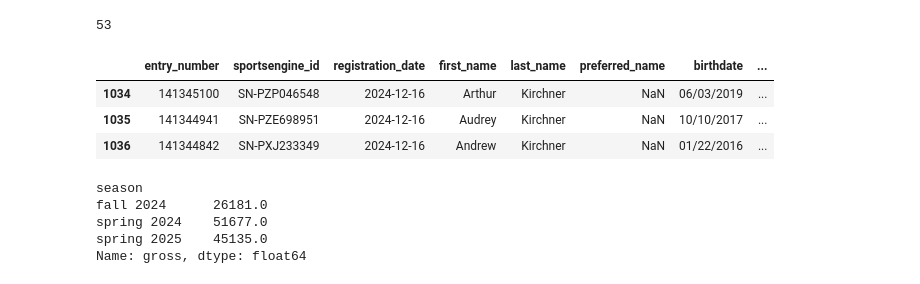
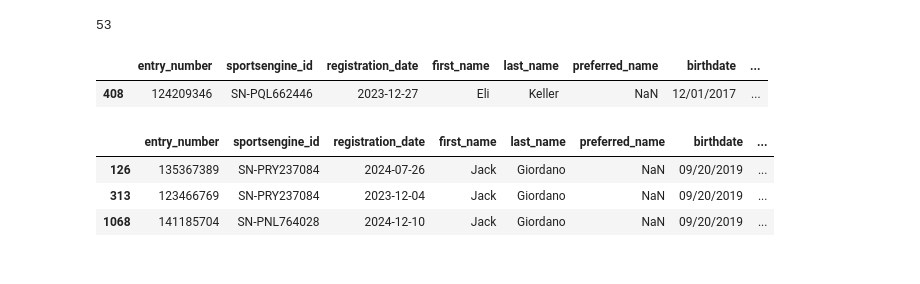
Before and after one commit to uzr6bq/peachtree, a Jupyter notebook: peachtree_db.ipynb, the cells around one changed output. Cells and saved outputs as stored; diff of their text form; code cells hidden in the pictures.

```diff
--- a/peachtree_db.ipynb
+++ b/peachtree_db.ipynb
@@ -107,3 +140,7 @@ conn.close()
 df_peachtree_dict = df_peachtree_hierarchy.set_index('sub_division')['league_id'].to_dict()
 
 df_peachtree_donation_dict = df_peachtree_donations.set_index('donation_sub_category')['donation_id'].to_dict()
+
+df_peachtree_gender_dict = df_peachtree_gender.set_index('gender')['gender_id'].to_dict()
+
+df_peachtree_all_girl_dict = df_peachtree_all_girl_cp.set_index('all_girl_coach_pitch_team')['all_girl_coach_pitch_id'].to_dict()
@@ -131,6 +172,10 @@ df_peachtree['registration_date'] = df_peachtree['registration_date'].dt.date
 
 # Assuming df_peachtree is your DataFrame
 df_peachtree['registration_date'] = pd.to_datetime(df_peachtree['registration_date'])
+
+# Assuming df_peachtree is your DataFrame
+df_peachtree = df_peachtree.map(lambda x: x.strip() if isinstance(x, str) else x)
+
 
 # Assuming 'df' is your DataFrame
 df_peachtree = df_peachtree.rename(columns={'division_(baseball_and_t-ball)': 'division'
@@ -140,6 +185,10 @@ df_peachtree = df_peachtree.rename(columns={'division_(baseball_and_t-ball)': 'd
 # Remove underscores from the 'filename' column
 df_peachtree['season'] = df_peachtree['season'].str.replace('_', ' ')
 
+# Applying title case to 'first_name' and 'last_name' columns
+df_peachtree['first_name'] = df_peachtree['first_name'].str.title()
+df_peachtree['last_name'] = df_peachtree['last_name'].str.title()
+
 # Replace null values in 'Division' where 'Sport' is 'Softball'
 df_peachtree.loc[(df_peachtree['sport'] == 'Softball') & (df_peachtree['division'].isnull()), 'division'] = df_peachtree['division_(softball)']
 
@@ -148,6 +197,18 @@ df_peachtree = df_peachtree.drop(columns=['division_(softball)', 'sport'])
 df_peachtree['division'] = df_peachtree['division'].map(df_peachtree_dict)
 
 df_peachtree['donate'] = df_peachtree['donate'].map(df_peachtree_donation_dict)
+
+df_peachtree['gender'] = df_peachtree['gender'].map(df_peachtree_gender_dict)
+
+# Custom mapping function to handle NaN values
+def map_values(val, mapping_dict):
+    if pd.isna(val):
+        return mapping_dict.get(None)
+    else:
+        return mapping_dict.get(val, val)
+
+# Applying the custom mapping function
+df_peachtree['all_girl_coach_pitch_team'] = df_peachtree['all_girl_coach_pitch_team'].apply(map_values, args=(df_peachtree_all_girl_dict,))
 
 # Define the columns and their target data types
 columns_to_convert = {
@@ -187,18 +248,22 @@ columns_to_divide = ['gross', 'net', 'service_fee', 'subtotal']
 
 # Divide the selected columns by the count
 df_peachtree[columns_to_divide] = df_peachtree[columns_to_divide].apply(lambda x: x / order_counts)
+
+# Renaming the column 'donate' to 'donate_id'
+df_peachtree.rename(columns={'donate': 'donation_id'
+                             ,'gender':'gender_id'
+                             , 'all_girl_coach_pitch_team': 'all_girl_coach_pitch_id'
+                             }, inplace=True)
 # %%
 # Calculate subtotal_true with additional checks
 df_peachtree['subtotal_true'] = df_peachtree.apply(lambda row:
-    row['subtotal'] - df_peachtree_donations[df_peachtree_donations['donation_id'] == row['donate']]['amount'].sum()
-    if row['donate'] != 0 else row['subtotal'], axis=1)
+    row['subtotal'] - df_peachtree_donations[df_peachtree_donations['donation_id'] == row['donation_id']]['amount'].sum()
+    if row['donation_id'] != 0 else row['subtotal'], axis=1)
 # %%
-df_peachtree[(df_peachtree['season']== 'spring 2025') & (df_peachtree['last_name']=="Kirchner")]
+df_peachtree[(df_peachtree['season']== 'spring 2024') & (df_peachtree['last_name']=="Keller")]
 # %% [output]
 |  | entry_number | sportsengine_id | registration_date | first_name | last_name | preferred_name | birthdate | ... |
-| 1034 | 141345100 | SN-PZP046548 | 2024-12-16 | Arthur | Kirchner | NaN | 06/03/2019 | ... |
-| 1035 | 141344941 | SN-PZE698951 | 2024-12-16 | Audrey | Kirchner | NaN | 10/10/2017 | ... |
-| 1036 | 141344842 | SN-PXJ233349 | 2024-12-16 | Andrew | Kirchner | NaN | 01/22/2016 | ... |
+| 408 | 124209346 | SN-PQL662446 | 2023-12-27 | Eli | Keller | NaN | 12/01/2017 | ... |
 # %%
 # def summarize_dataframe(df):
 #     """Summarize a dataframe, and report missing values."""
@@ -215,23 +280,22 @@ df_peachtree[(df_peachtree['season']== 'spring 2025') & (df_peachtree['last_name
 # %%
 # summarize_dataframe(df_peachtree)
 # %%
-# df_peachtree[df_peachtree['last_name']=='Giordano']
+df_peachtree[df_peachtree['last_name']=='Giordano']
 # df_peachtree[df_peachtree['registration_date'] == '2023-11-30']
 # df_peachtree['division'].value_counts()
 # df_peachtree[df_peachtree['division']==6]
 # df_peachtree.value_counts('gender')
+# %% [output]
+|  | entry_number | sportsengine_id | registration_date | first_name | last_name | preferred_name | birthdate | ... |
+| 126 | 135367389 | SN-PRY237084 | 2024-07-26 | Jack | Giordano | NaN | 09/20/2019 | ... |
+| 313 | 123466769 | SN-PRY237084 | 2023-12-04 | Jack | Giordano | NaN | 09/20/2019 | ... |
+| 1068 | 141185704 | SN-PNL764028 | 2024-12-10 | Jack | Giordano | NaN | 09/20/2019 | ... |
 # %%
-# Get the total sum of 'gross' grouped by 'season'
-gross_totals_by_season = df_peachtree.groupby('season')['gross'].sum()
+# # Get the total sum of 'gross' grouped by 'season'
+# gross_totals_by_season = df_peachtree.groupby('season')['gross'].sum()
 
-# Display the result
-print(gross_totals_by_season)
+# # Display the result
+# print(gross_totals_by_season)
-# %% [output]
-season
-fall 2024      26181.0
-spring 2024    51677.0
-spring 2025    45135.0
-Name: gross, dtype: float64
 # %%
 df_peachtree
 # %% [output]
```
Also changed, not shown: parts of 4 cells of this notebook.
